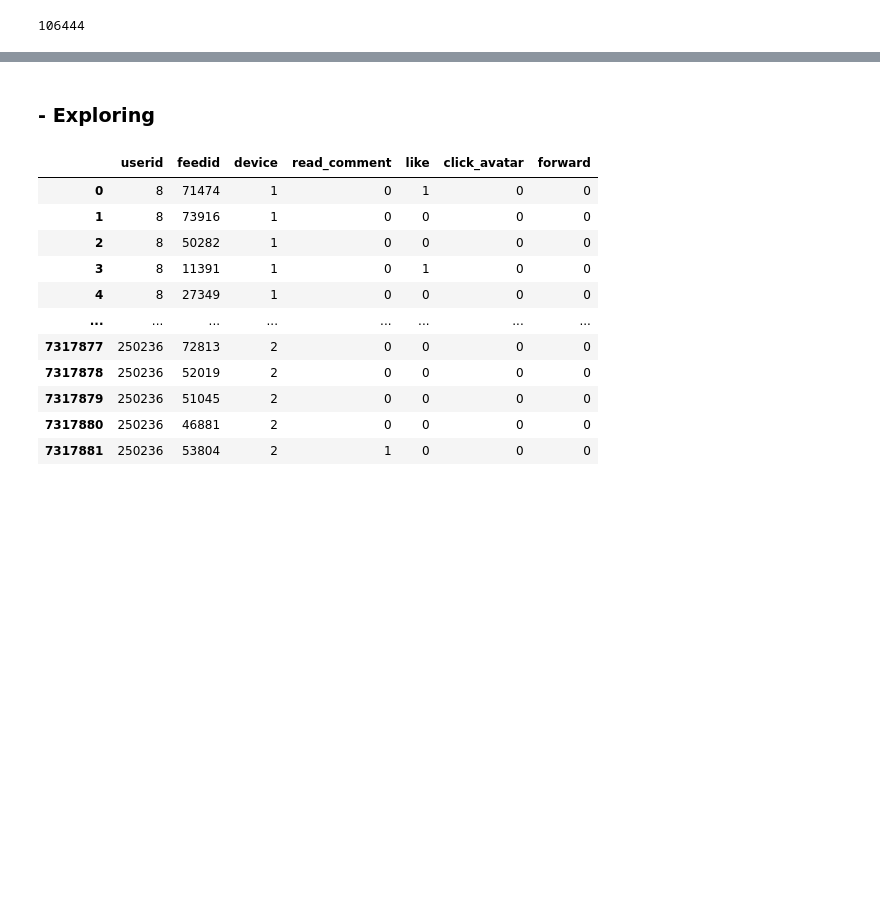
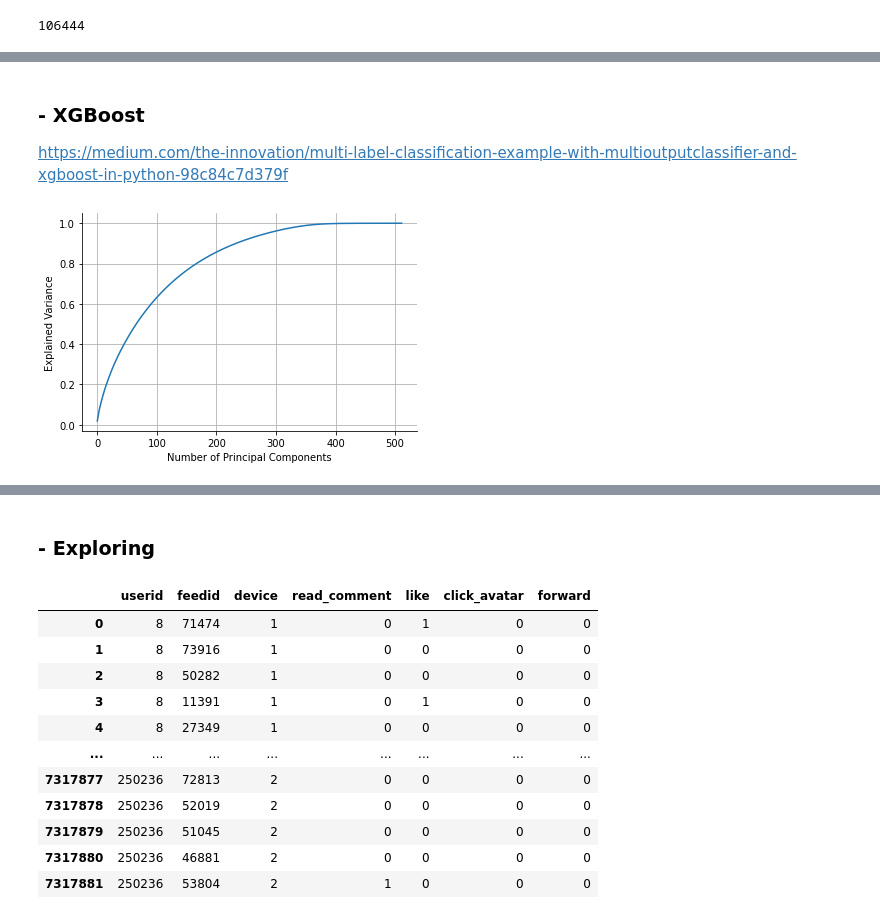
Before and after one commit to freedomszeto/WeChatCompetition_2021, a Jupyter notebook: WeChat_Data_competition_Freedom.ipynb, the cells around one changed output, grey strips where cells are left out. Saved outputs shown, nothing was run; the diff lists cells and outputs as text; code cells hidden in the pictures; blank space fills up the shorter version.

```diff
--- a/WeChat_Data_competition_Freedom.ipynb
+++ b/WeChat_Data_competition_Freedom.ipynb
@@ -459,0 +635,3 @@ df_finaloutput_contentbase.to_csv('df_finaloutput_contentbase.csv')
+# %% [markdown]
+### **- XGBoost**
+https://medium.com/the-innovation/multi-label-classification-example-with-multioutputclassifier-and-xgboost-in-python-98c84c7d379f
@@ -459,0 +659,17 @@ df_finaloutput_contentbase.to_csv('df_finaloutput_contentbase.csv')
+# %%
+# Before we perform PCA, we need to normalise the features so that they have zero mean and unit variance
+# scaler = StandardScaler()
+# scaler.fit(df_feed_embeddings_X.iloc[:,1:])
+# df_train_x_norm = scaler.transform(df_feed_embeddings_X.iloc[:,1:])
+
+pca = PCA()
+comp = pca.fit(df_feed_embeddings_X.iloc[:,1:])
+
+# We plot a graph to show how the explained variation in the 129 features varies with the number of principal components
+plt.plot(np.cumsum(comp.explained_variance_ratio_))
+plt.grid()
+plt.xlabel('Number of Principal Components')
+plt.ylabel('Explained Variance')
+sns.despine();
+# %% [output]
+[figure, added]
```
Also changed, not shown: parts of 56 cells of this notebook.
